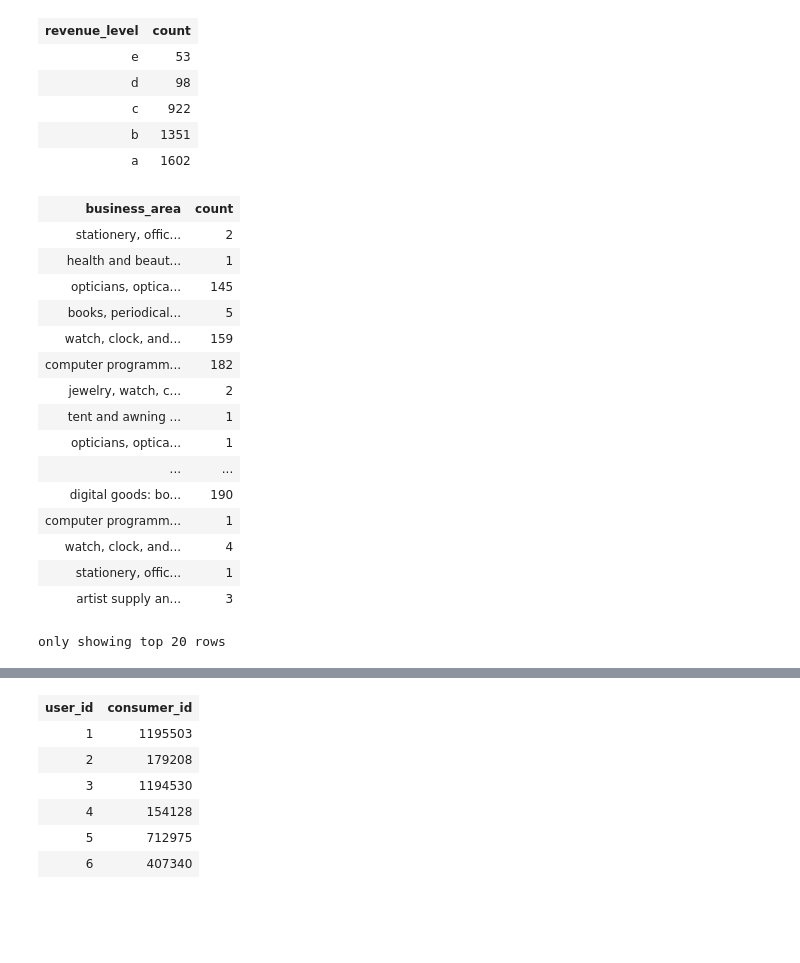
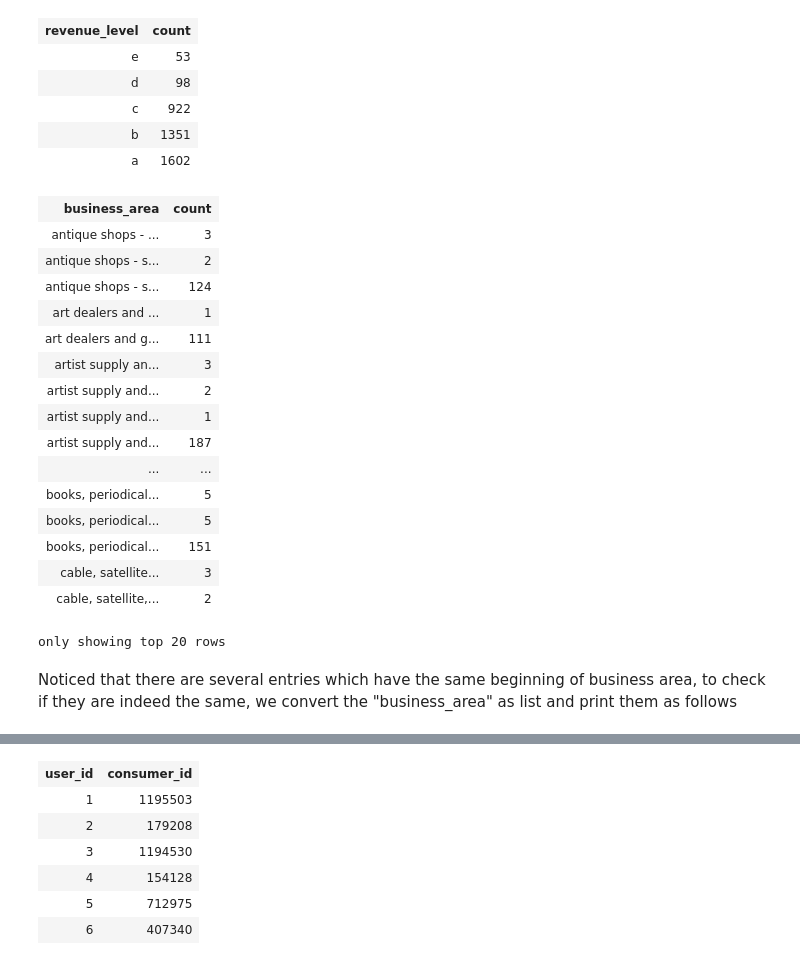
Before and after one commit to MAST30034-Applied-Data-Science/generic-buy-now-pay-later-project-group-45, a Jupyter notebook: notebooks/preprocess_data_p2.ipynb, the cells around one changed output, grey strips where cells are left out. Drawn from its saved outputs; the diff is of its cells as text; code cells hidden in the pictures; blank space fills up the shorter version.

Commit message:
cleaned business_area in merchants

```diff
--- a/notebooks/preprocess_data_p2.ipynb
+++ b/notebooks/preprocess_data_p2.ipynb
@@ -101,23 +124,25 @@ final_merchant.groupby('revenue_level').count()
 | b | 1351 |
 | a | 1602 |
 # %%
-# check for different business area
-final_merchant.groupby('business_area').count()
+# check for different business area count
+final_merchant.groupby('business_area').count().sort("business_area")
 # %% [output]
 | business_area | count |
-| stationery, offic... | 2 |
-| health and beaut... | 1 |
-| opticians, optica... | 145 |
+| antique shops - ... | 3 |
+| antique shops - s... | 2 |
+| antique shops - s... | 124 |
+| art dealers and ... | 1 |
+| art dealers and g... | 111 |
+| artist supply an... | 3 |
+| artist supply and... | 2 |
+| artist supply and... | 1 |
+| artist supply and... | 187 |
+| ... | ... |
 | books, periodical... | 5 |
-| watch, clock, and... | 159 |
-| computer programm... | 182 |
-| jewelry, watch, c... | 2 |
-| tent and awning ... | 1 |
-| opticians, optica... | 1 |
-| ... | ... |
-| digital goods: bo... | 190 |
-| computer programm... | 1 |
-| watch, clock, and... | 4 |
-| stationery, offic... | 1 |
-| artist supply an... | 3 |
+| books, periodical... | 5 |
+| books, periodical... | 151 |
+| cable, satellite... | 3 |
+| cable, satellite,... | 2 |
 only showing top 20 rows
+# %% [markdown]
+Noticed that there are several entries which have the same beginning of business area, to check if they are indeed the same, we convert the "business_area" as list and print them as follows
```
Also changed, not shown: parts of 19 cells of this notebook.
